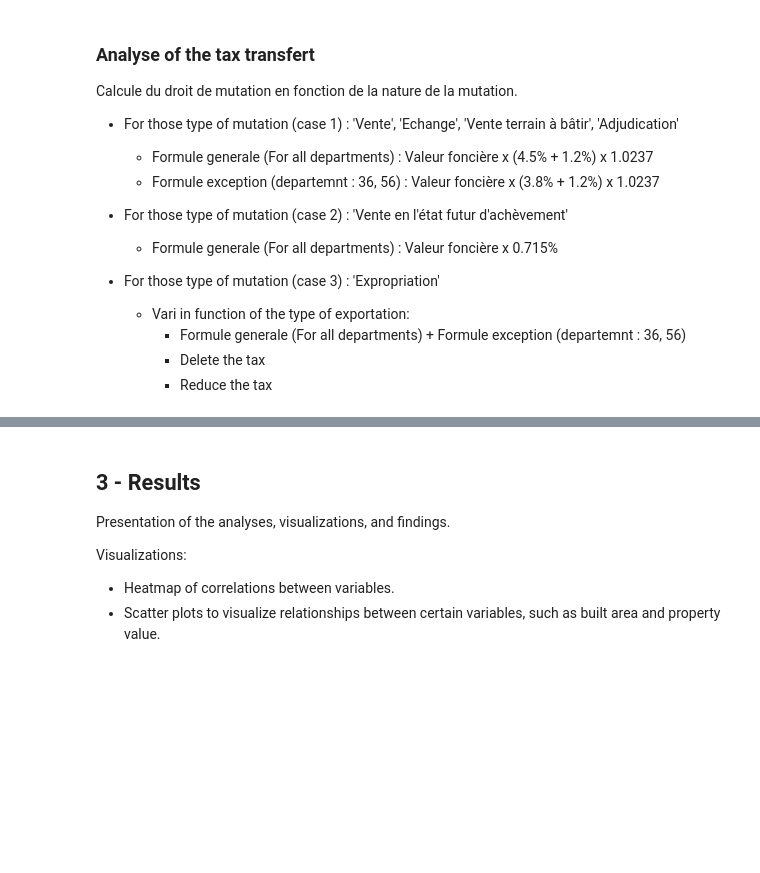
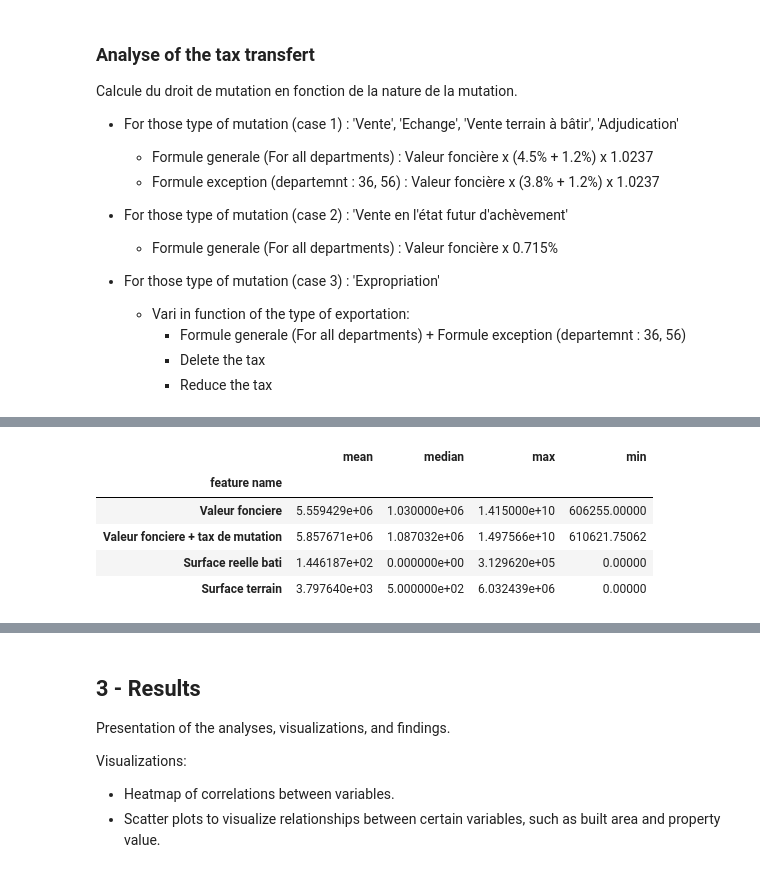
Before and after one commit to Kal3idoscope/Land-data-analysis-French-market, a Jupyter notebook: relationship_variables.ipynb, the cells around one changed output, grey strips where cells are left out. Saved outputs shown, nothing was run; the diff lists cells and outputs as text; code cells hidden in the pictures; blank space fills up the shorter version.

```diff
--- a/relationship_variables.ipynb
+++ b/relationship_variables.ipynb
@@ -290,0 +230,24 @@ non_outliers.head()
+# %%
+# Statistique data of outliers
+colummns_stat_outliers = ['Valeur fonciere','Valeur fonciere + tax de mutation','Surface reelle bati','Surface terrain']
+mean = outliers[colummns_stat].mean()
+maxi = outliers[colummns_stat].max()
+mini = outliers[colummns_stat].min()
+median = outliers[colummns_stat].median()
+
+colummns_stat_outliers = pd.DataFrame({
+    'mean': mean,
+    'median': median,
+    'max': maxi,
+    'min': mini
+})
+colummns_stat_outliers.index.name='feature name'
+
+colummns_stat_outliers.head()
+# %% [output]
+|  | mean | median | max | min |
+| feature name |  |  |  |  |
+| Valeur fonciere | 5.559429e+06 | 1.030000e+06 | 1.415000e+10 | 606255.00000 |
+| Valeur fonciere + tax de mutation | 5.857671e+06 | 1.087032e+06 | 1.497566e+10 | 610621.75062 |
+| Surface reelle bati | 1.446187e+02 | 0.000000e+00 | 3.129620e+05 | 0.00000 |
+| Surface terrain | 3.797640e+03 | 5.000000e+02 | 6.032439e+06 | 0.00000 |
```
Also changed, not shown: parts of 12 cells of this notebook.
